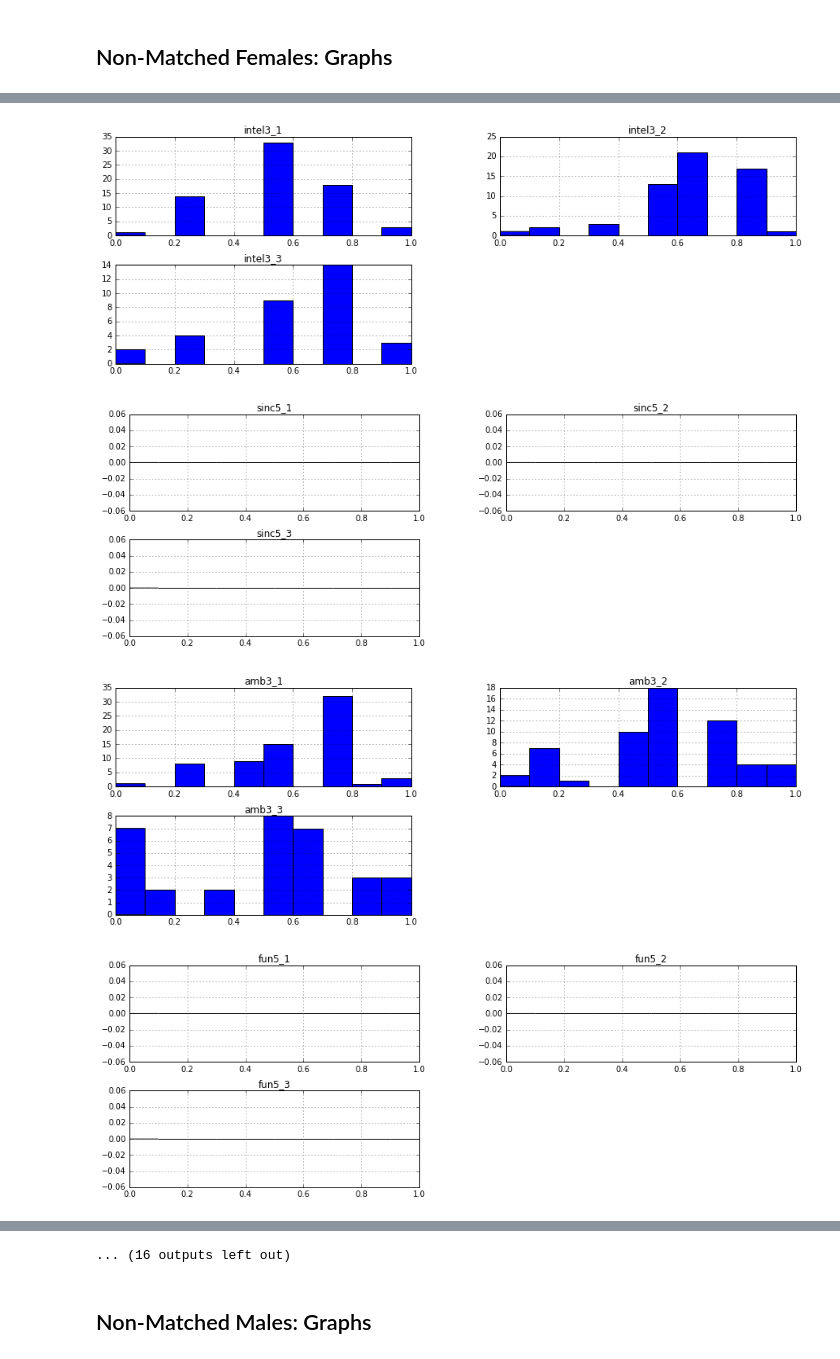
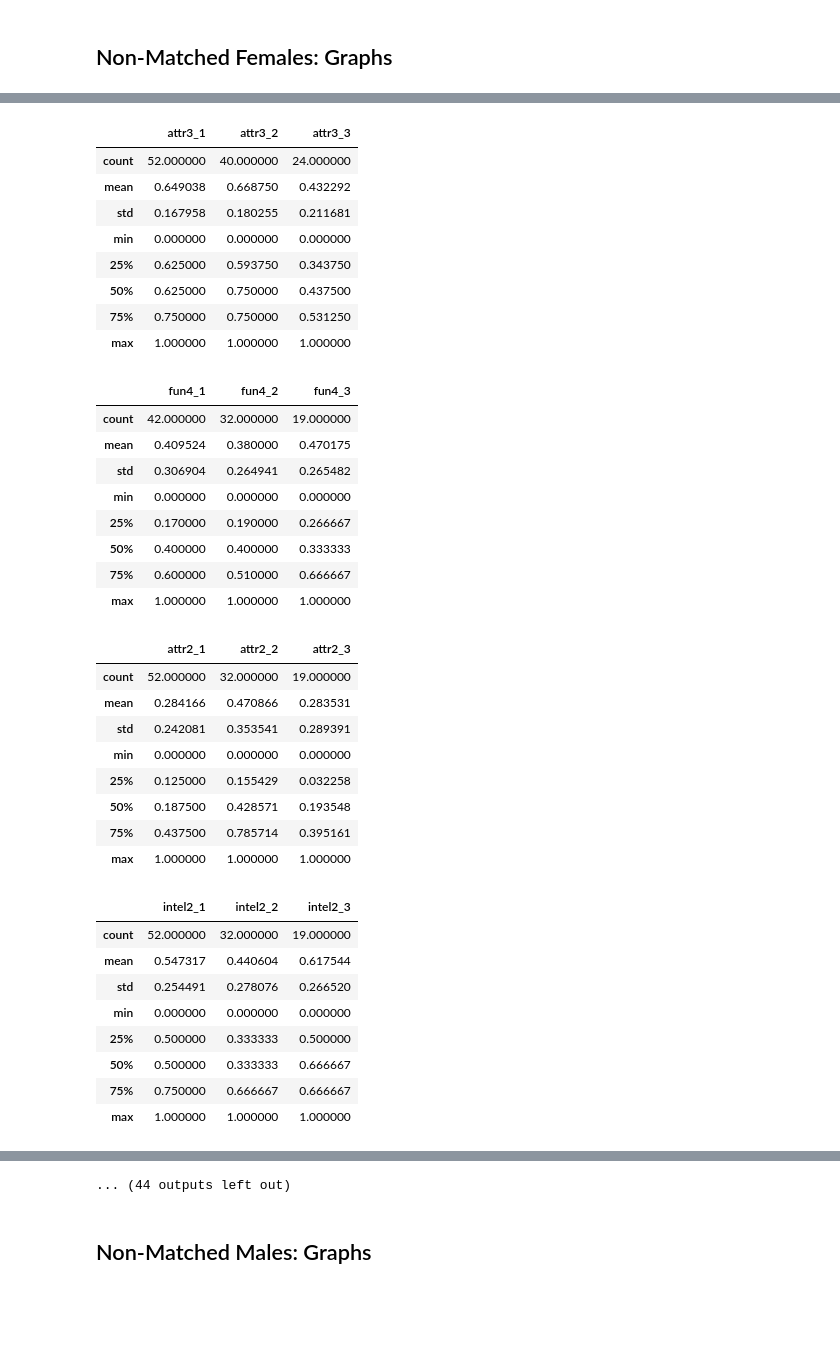
Before and after one commit to fiatveritas/Portfolio, a Jupyter notebook: Udacity_Project_5_Capstone/Love_At_First_Sight.ipynb, the cells around one changed output, grey strips where cells are left out. Saved outputs shown, nothing was run; the diff lists cells and outputs as text; code cells hidden in the pictures; blank space fills up the shorter version.

Commit message:
feat: fixed non-matching dataframe

```diff
--- a/Udacity_Project_5_Capstone/Love_At_First_Sight.ipynb
+++ b/Udacity_Project_5_Capstone/Love_At_First_Sight.ipynb
@@ -81,4 +83,4 @@ for i in not_ever_matched:
 # %% [output]
 3 11 21 24 25 26 32 33 40 41 42 54 59 65 68 72 73 88 96 101 111 118 121 123 124 131 133 139 143 145 158 170 177 182 189 198 203 204 209 216 222 234 236 247 249 254 255 257 262 267 272 278 286 287 295  ...
 # %%
-people_not_matched = data[data.index.isin(not_ever_matched)].copy()
+people_not_matched = data[data['iid'].isin(not_ever_matched)].copy()
@@ -84,0 +89,8 @@ people_not_matched = data[data.index.isin(not_ever_matched)].copy()
+# %%
+non_matches_decision_investigation = [i for i in fc.features_of_attraction]
+non_matches_decision_investigation.append('dec')
+non_matches_decision_investigation.append('dec_o')
+rating_by_partner_features = [i + '_o' for i in fc.features_of_attraction]
+for i in rating_by_partner_features:
+    non_matches_decision_investigation.append(i)
+non_matches_decision_investigation.append('match')
@@ -86,11 +119,11 @@ people_not_matched = data[data.index.isin(not_ever_matched)].copy()
 <h2>Non-Matched Females: Graphs</h2>
 # %%
 for i, j in fc.master_list.iteritems():
-    stuff = pd.DataFrame(data = people_not_matched, columns = ['iid', 'wave', 'gender'] + j)
+    stuff = pd.DataFrame(data = people_not_matched.drop_duplicates(subset = 'iid', keep = 'first'), columns = ['iid', 'wave', 'gender'] + j)
     new_frame = stuff[stuff['gender'] == 0].copy()
     new_frame.drop(labels = ['iid', 'gender', 'wave'], axis = 1, inplace = True)
     for i in new_frame.columns:
         new_frame[i] = (new_frame[i] - new_frame[i].min()) / (new_frame[i].max() - new_frame[i].min())
-    #display(new_frame.describe())
+    display(new_frame.describe())
     new_frame.hist(bins = 10, figsize = (15, 5))
 # %% [output]
@@ -105,4 +130,36 @@ for i, j in fc.master_list.iteritems():
-[figure, removed]
-[figure, removed]
-[figure, removed]
-[figure, removed]
+|  | attr3_1 | attr3_2 | attr3_3 |
+| count | 52.000000 | 40.000000 | 24.000000 |
+| mean | 0.649038 | 0.668750 | 0.432292 |
+| std | 0.167958 | 0.180255 | 0.211681 |
+| min | 0.000000 | 0.000000 | 0.000000 |
+| 25% | 0.625000 | 0.593750 | 0.343750 |
+| 50% | 0.625000 | 0.750000 | 0.437500 |
+| 75% | 0.750000 | 0.750000 | 0.531250 |
+| max | 1.000000 | 1.000000 | 1.000000 |
+|  | fun4_1 | fun4_2 | fun4_3 |
+| count | 42.000000 | 32.000000 | 19.000000 |
+| mean | 0.409524 | 0.380000 | 0.470175 |
+| std | 0.306904 | 0.264941 | 0.265482 |
+| min | 0.000000 | 0.000000 | 0.000000 |
+| 25% | 0.170000 | 0.190000 | 0.266667 |
+| 50% | 0.400000 | 0.400000 | 0.333333 |
+| 75% | 0.600000 | 0.510000 | 0.666667 |
+| max | 1.000000 | 1.000000 | 1.000000 |
+|  | attr2_1 | attr2_2 | attr2_3 |
+| count | 52.000000 | 32.000000 | 19.000000 |
+| mean | 0.284166 | 0.470866 | 0.283531 |
+| std | 0.242081 | 0.353541 | 0.289391 |
+| min | 0.000000 | 0.000000 | 0.000000 |
+| 25% | 0.125000 | 0.155429 | 0.032258 |
+| 50% | 0.187500 | 0.428571 | 0.193548 |
+| 75% | 0.437500 | 0.785714 | 0.395161 |
+| max | 1.000000 | 1.000000 | 1.000000 |
+|  | intel2_1 | intel2_2 | intel2_3 |
+| count | 52.000000 | 32.000000 | 19.000000 |
+| mean | 0.547317 | 0.440604 | 0.617544 |
+| std | 0.254491 | 0.278076 | 0.266520 |
+| min | 0.000000 | 0.000000 | 0.000000 |
+| 25% | 0.500000 | 0.333333 | 0.500000 |
+| 50% | 0.500000 | 0.333333 | 0.666667 |
+| 75% | 0.750000 | 0.666667 | 0.666667 |
+| max | 1.000000 | 1.000000 | 1.000000 |
@@ -109,4 +238,4 @@ for i, j in fc.master_list.iteritems():
-... (16 outputs left out)
+... (44 outputs left out)
 # %% [markdown]
 <h2>Non-Matched Males: Graphs</h2>
 # %%
```
Also changed, not shown: parts of 6 cells of this notebook.
